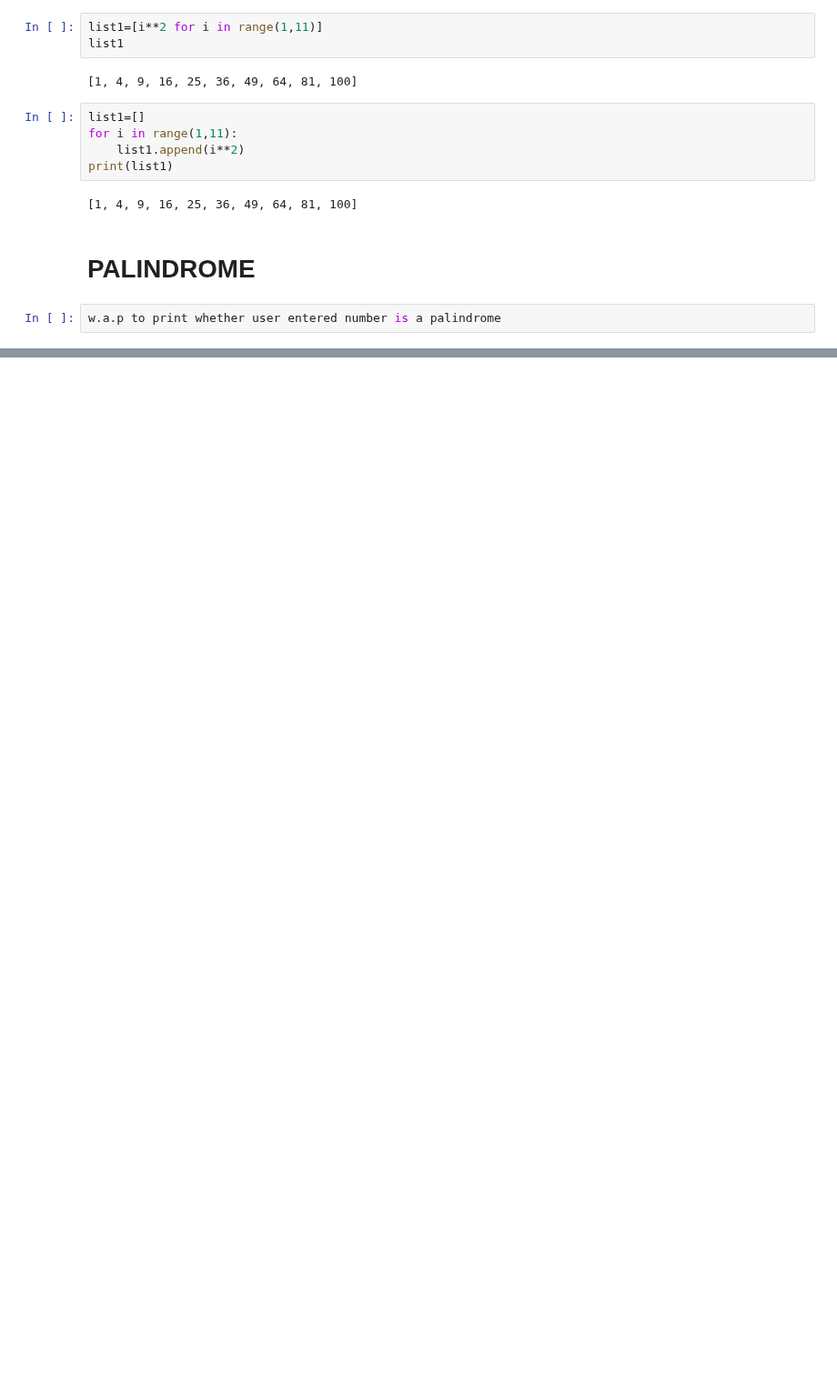
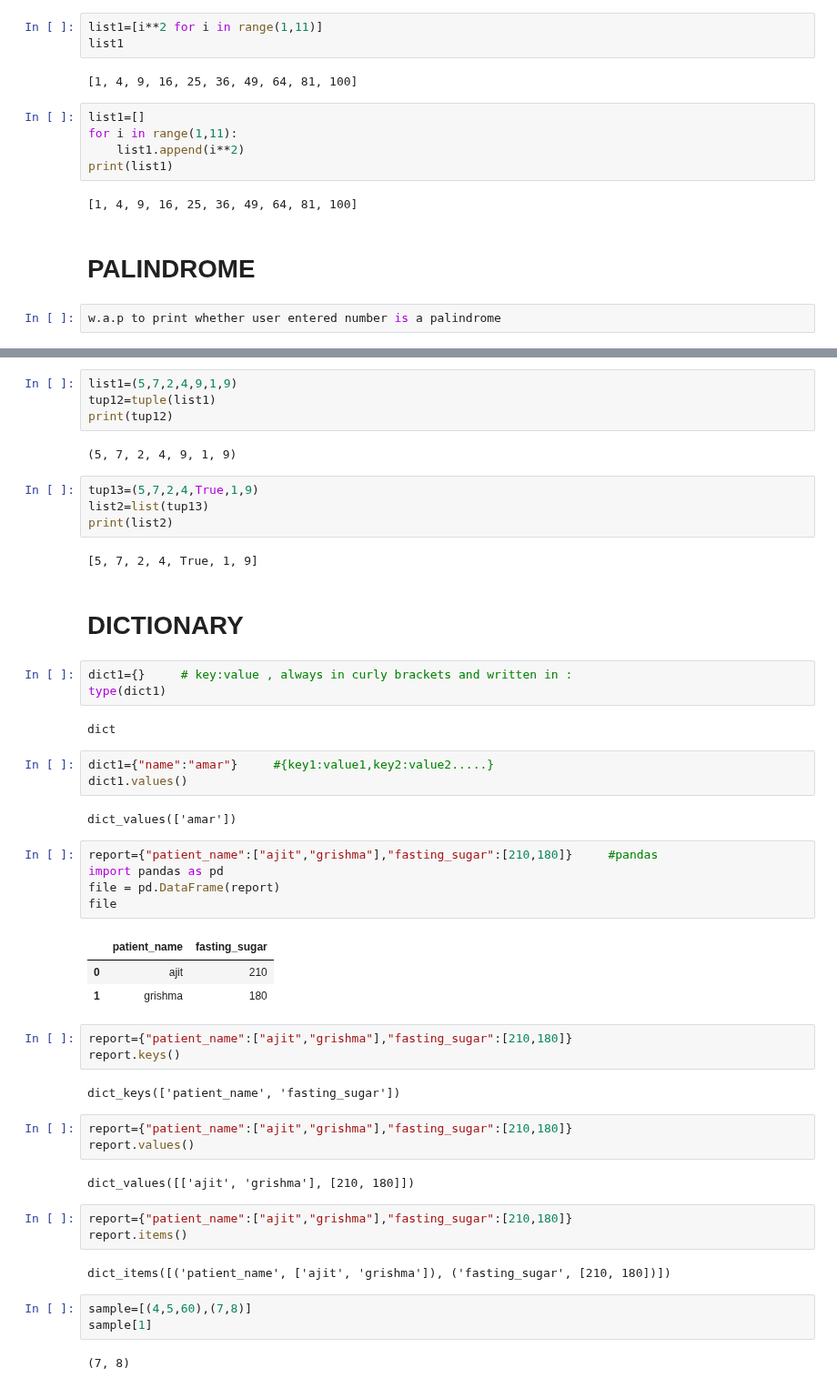
Before and after one commit to vaitysiddhi4-a11y/Python, a Jupyter notebook: Python practice .ipynb, the cells around one changed output, grey strips where cells are left out. Shown at 91% size. Saved outputs shown, nothing was run; the diff lists cells and outputs as text; blank space fills up the shorter version.

Commit message:
dictionary,tuple

```diff
--- a/Python practice .ipynb
+++ b/Python practice .ipynb
@@ -925,0 +991,53 @@ number is palindorme
+# %%
+list1=(5,7,2,4,9,1,9)
+tup12=tuple(list1)
+print(tup12)
+# %% [output]
+(5, 7, 2, 4, 9, 1, 9)
+# %%
+tup13=(5,7,2,4,True,1,9)
+list2=list(tup13)
+print(list2)
+# %% [output]
+[5, 7, 2, 4, True, 1, 9]
+# %% [markdown]
+# DICTIONARY
+# %%
+dict1={}     # key:value , always in curly brackets and written in :
+type(dict1)
+# %% [output]
+dict
+# %%
+dict1={"name":"amar"}     #{key1:value1,key2:value2.....}
+dict1.values()
+# %% [output]
+dict_values(['amar'])
+# %%
+report={"patient_name":["ajit","grishma"],"fasting_sugar":[210,180]}     #pandas
+import pandas as pd
+file = pd.DataFrame(report)
+file
+# %% [output]
+|  | patient_name | fasting_sugar |
+| 0 | ajit | 210 |
+| 1 | grishma | 180 |
+# %%
+report={"patient_name":["ajit","grishma"],"fasting_sugar":[210,180]}
+report.keys()
+# %% [output]
+dict_keys(['patient_name', 'fasting_sugar'])
+# %%
+report={"patient_name":["ajit","grishma"],"fasting_sugar":[210,180]}
+report.values()
+# %% [output]
+dict_values([['ajit', 'grishma'], [210, 180]])
+# %%
+report={"patient_name":["ajit","grishma"],"fasting_sugar":[210,180]}
+report.items()
+# %% [output]
+dict_items([('patient_name', ['ajit', 'grishma']), ('fasting_sugar', [210, 180])])
+# %%
+sample=[(4,5,60),(7,8)]
+sample[1]
+# %% [output]
+(7, 8)
```
Also changed, not shown: parts of 28 cells of this notebook.
